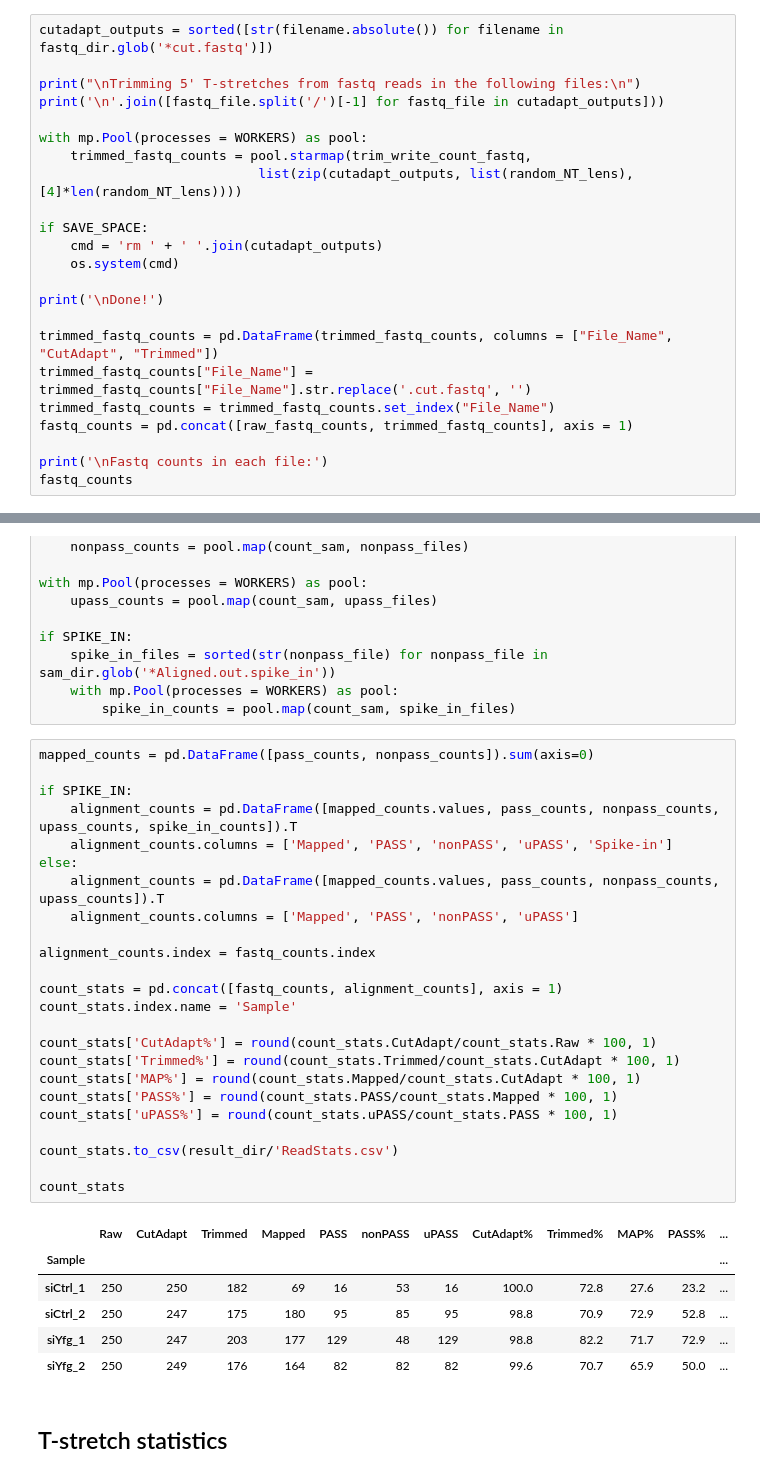
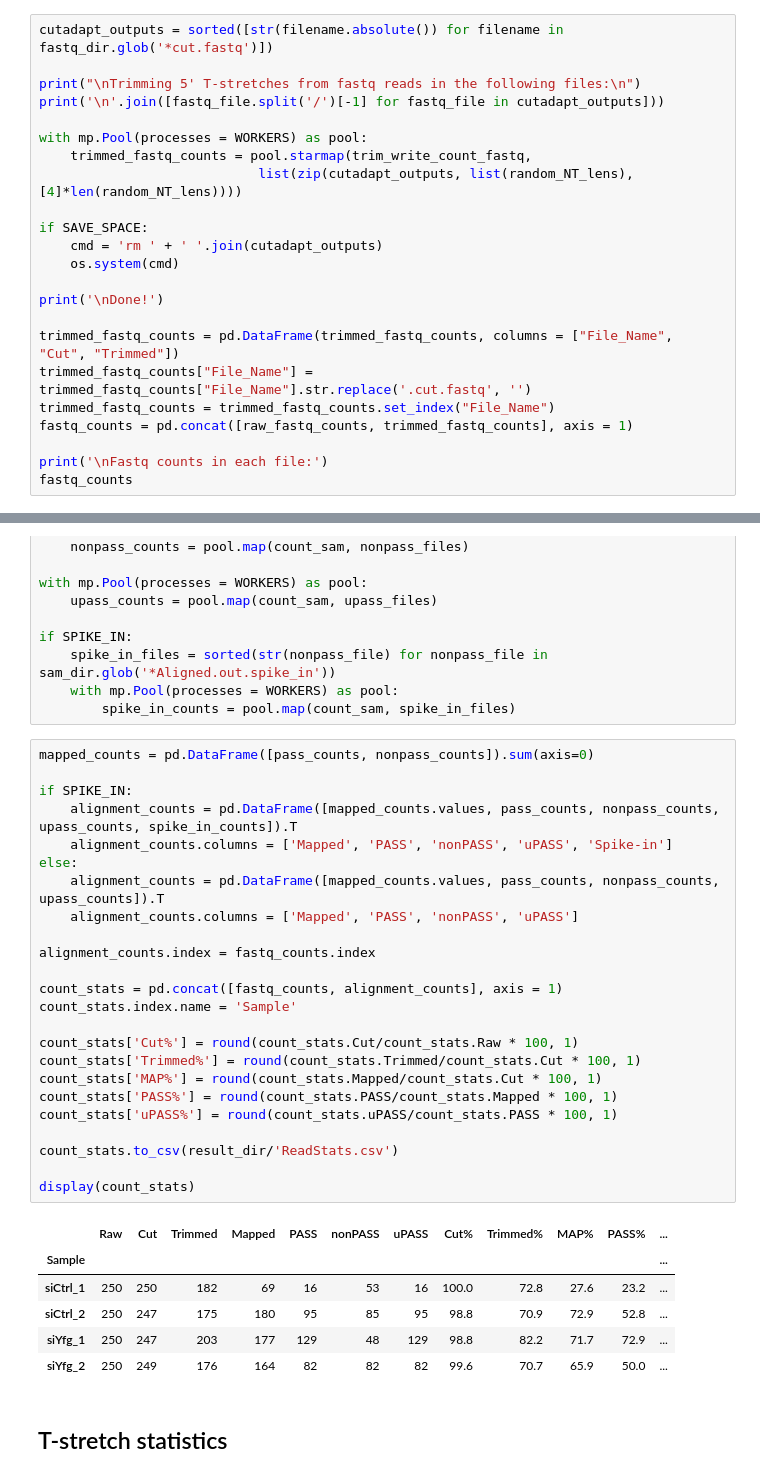
Before and after one commit to DinghaiZ/3-prime-READS-plus, a Jupyter notebook: 3-prime-READS-plus.ipynb, the cells around one changed output, grey strips where cells are left out. Saved outputs shown, nothing was run; the diff lists cells and outputs as text.

```diff
--- a/3-prime-READS-plus.ipynb
+++ b/3-prime-READS-plus.ipynb
@@ -378,7 +398,7 @@ if SAVE_SPACE:
 
 print('\nDone!')
 
-trimmed_fastq_counts = pd.DataFrame(trimmed_fastq_counts, columns = ["File_Name", "CutAdapt", "Trimmed"])
+trimmed_fastq_counts = pd.DataFrame(trimmed_fastq_counts, columns = ["File_Name", "Cut", "Trimmed"])
 trimmed_fastq_counts["File_Name"] = trimmed_fastq_counts["File_Name"].str.replace('.cut.fastq', '')
 trimmed_fastq_counts = trimmed_fastq_counts.set_index("File_Name")
 fastq_counts = pd.concat([raw_fastq_counts, trimmed_fastq_counts], axis = 1)
@@ -809,29 +702,29 @@ if SPIKE_IN:
 # %%
 mapped_counts = pd.DataFrame([pass_counts, nonpass_counts]).sum(axis=0)
 
 if SPIKE_IN:
     alignment_counts = pd.DataFrame([mapped_counts.values, pass_counts, nonpass_counts, upass_counts, spike_in_counts]).T
     alignment_counts.columns = ['Mapped', 'PASS', 'nonPASS', 'uPASS', 'Spike-in']
 else:
     alignment_counts = pd.DataFrame([mapped_counts.values, pass_counts, nonpass_counts, upass_counts]).T
     alignment_counts.columns = ['Mapped', 'PASS', 'nonPASS', 'uPASS']
 
 alignment_counts.index = fastq_counts.index
 
 count_stats = pd.concat([fastq_counts, alignment_counts], axis = 1)
 count_stats.index.name = 'Sample'
 
-count_stats['CutAdapt%'] = round(count_stats.CutAdapt/count_stats.Raw * 100, 1)
-count_stats['Trimmed%'] = round(count_stats.Trimmed/count_stats.CutAdapt * 100, 1)
-count_stats['MAP%'] = round(count_stats.Mapped/count_stats.CutAdapt * 100, 1)
+count_stats['Cut%'] = round(count_stats.Cut/count_stats.Raw * 100, 1)
+count_stats['Trimmed%'] = round(count_stats.Trimmed/count_stats.Cut * 100, 1)
+count_stats['MAP%'] = round(count_stats.Mapped/count_stats.Cut * 100, 1)
 count_stats['PASS%'] = round(count_stats.PASS/count_stats.Mapped * 100, 1)
 count_stats['uPASS%'] = round(count_stats.uPASS/count_stats.PASS * 100, 1)
 
 count_stats.to_csv(result_dir/'ReadStats.csv')
 
-count_stats
+display(count_stats)
 # %% [output]
-|  | Raw | CutAdapt | Trimmed | Mapped | PASS | nonPASS | uPASS | CutAdapt% | Trimmed% | MAP% | PASS% | ... |
+|  | Raw | Cut | Trimmed | Mapped | PASS | nonPASS | uPASS | Cut% | Trimmed% | MAP% | PASS% | ... |
 | Sample |  |  |  |  |  |  |  |  |  |  |  | ... |
 | siCtrl_1 | 250 | 250 | 182 | 69 | 16 | 53 | 16 | 100.0 | 72.8 | 27.6 | 23.2 | ... |
 | siCtrl_2 | 250 | 247 | 175 | 180 | 95 | 85 | 95 | 98.8 | 70.9 | 72.9 | 52.8 | ... |
```
Also changed, not shown: parts of 28 cells of this notebook.
